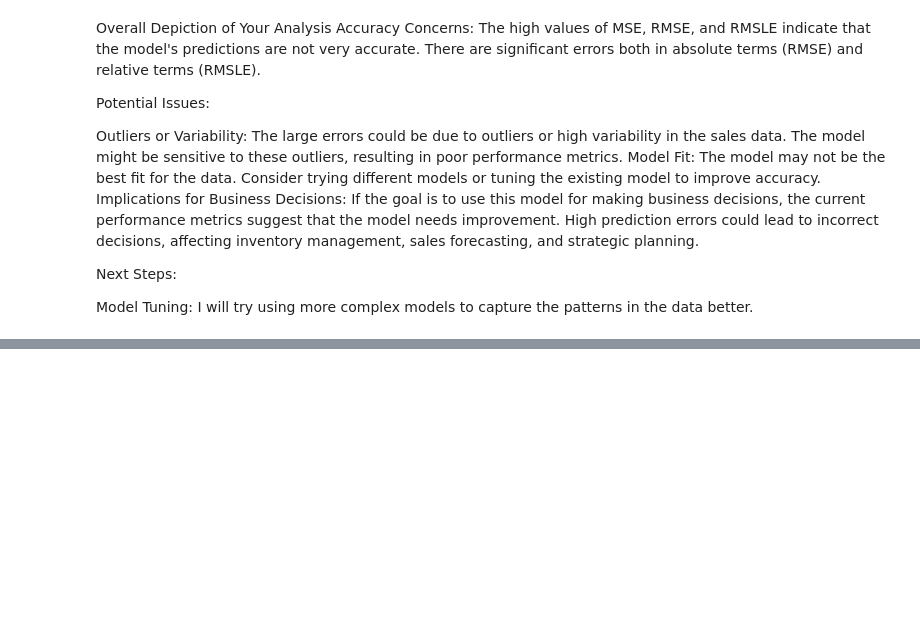
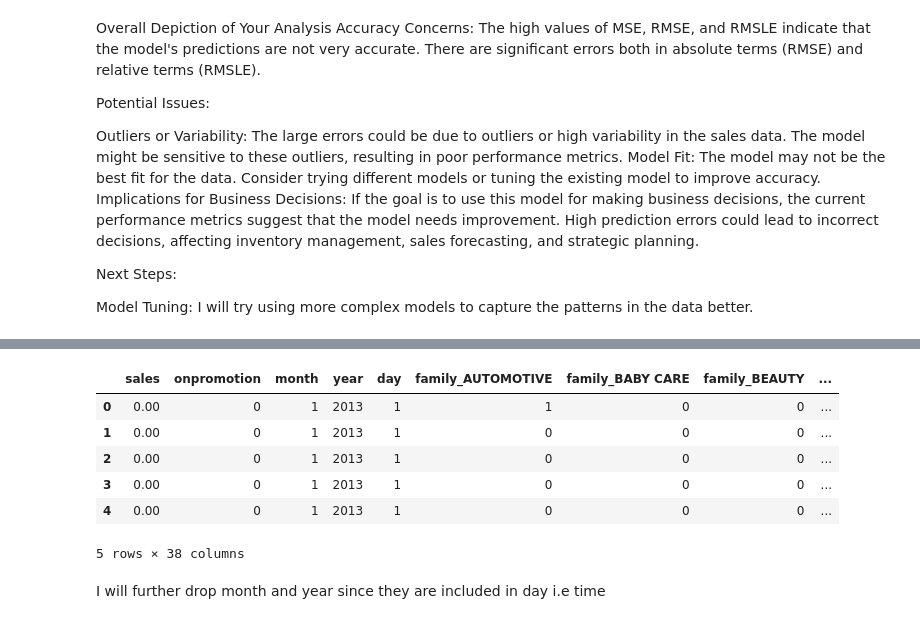
Before and after one commit to OngomaElias/A-Time-Series-Regression-Favorita, a Jupyter notebook: Notebook/Main.ipynb, the cells around one changed output, grey strips where cells are left out. Saved outputs shown, nothing was run; the diff lists cells and outputs as text; code cells hidden in the pictures; blank space fills up the shorter version.

```diff
--- a/Notebook/Main.ipynb
+++ b/Notebook/Main.ipynb
@@ -2836,0 +2916,19 @@ Model Tuning: I will try using more complex models to capture the patterns in th
+# %%
+# List of family columns
+family_columns = [col for col in sgbD_df.columns if col.startswith('family_')]
+
+# Convert True/False to 1/0 for each family column
+for col in family_columns:
+    sgbD_df[col] = sgbD_df[col].astype(int)
+
+sgbD_df.head()
+# %% [output]
+|  | sales | onpromotion | month | year | day | family_AUTOMOTIVE | family_BABY CARE | family_BEAUTY | ... |
+| 0 | 0.00 | 0 | 1 | 2013 | 1 | 1 | 0 | 0 | ... |
+| 1 | 0.00 | 0 | 1 | 2013 | 1 | 0 | 0 | 0 | ... |
+| 2 | 0.00 | 0 | 1 | 2013 | 1 | 0 | 0 | 0 | ... |
+| 3 | 0.00 | 0 | 1 | 2013 | 1 | 0 | 0 | 0 | ... |
+| 4 | 0.00 | 0 | 1 | 2013 | 1 | 0 | 0 | 0 | ... |
+5 rows × 38 columns
+# %% [markdown]
+I will further drop month and year since they are included in day i.e time
```
Also changed, not shown: parts of 38 cells of this notebook.
